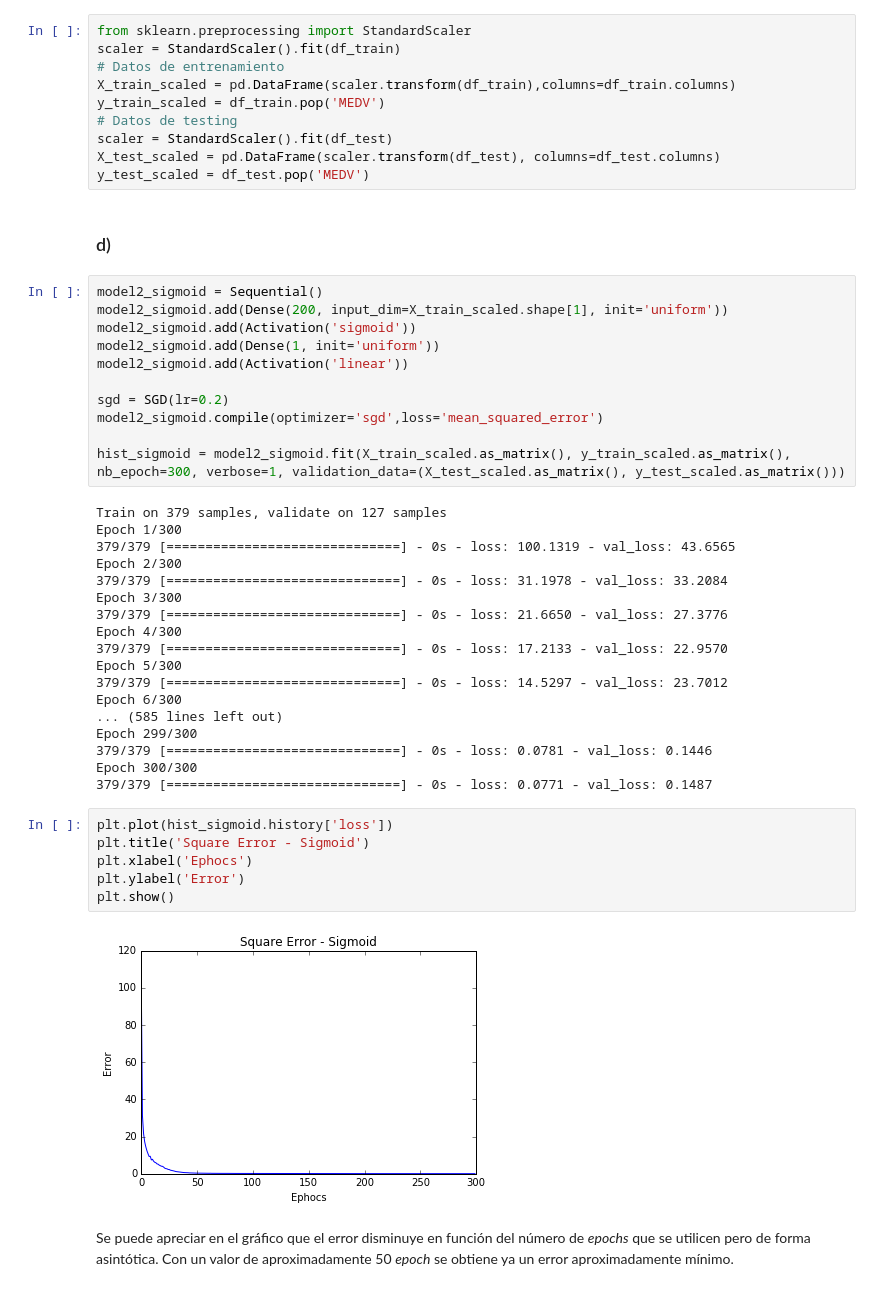
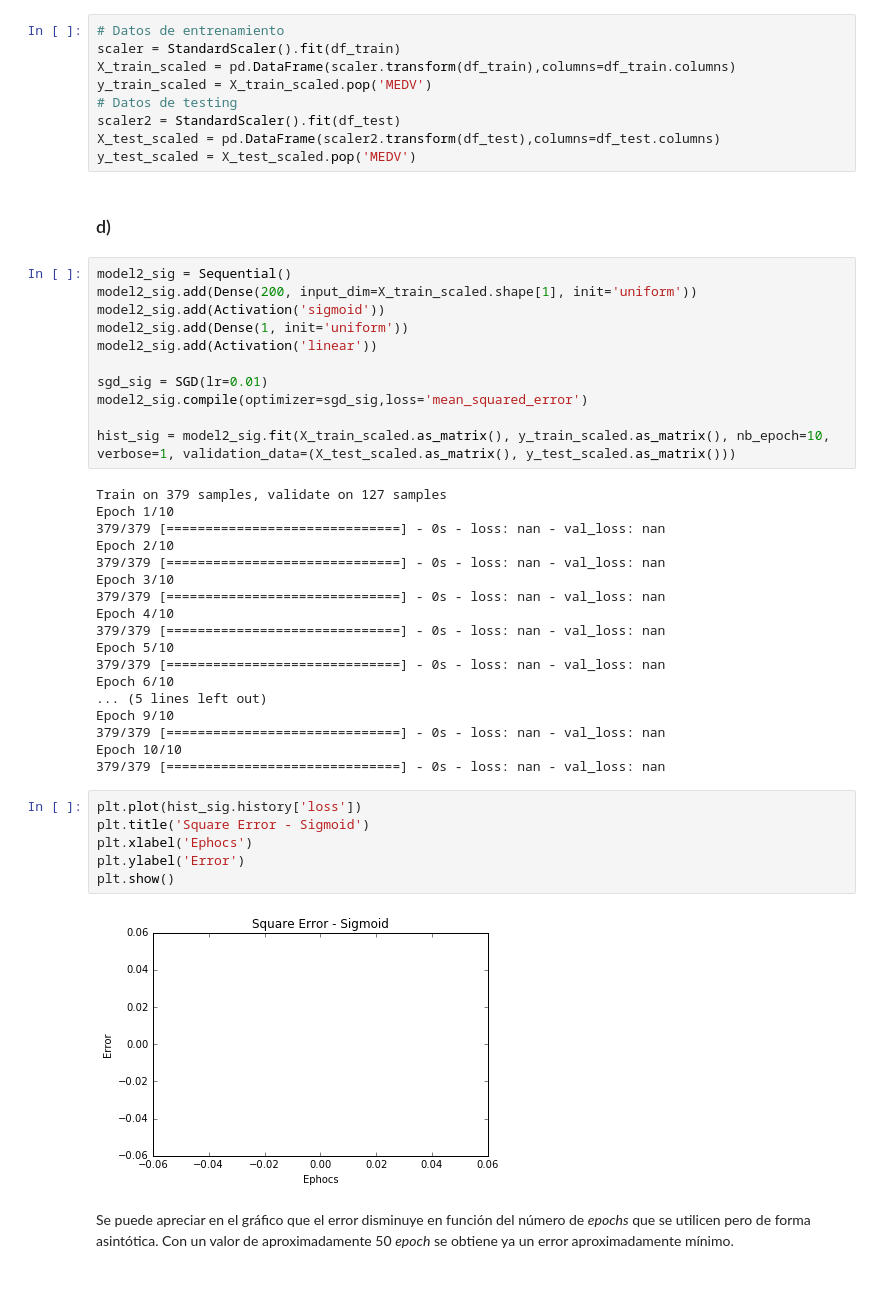
Before and after one commit to ddist/NeuralNetworks_1, a Jupyter notebook: Tarea 1 - ANN.ipynb, the cells around one changed output. Saved outputs shown, nothing was run; the diff lists cells and outputs as text.

Commit message:
Avance entre comillas

```diff
--- a/Tarea 1 - ANN.ipynb
+++ b/Tarea 1 - ANN.ipynb
@@ -370,54 +219,53 @@ memory usage: 55.4 KB
 ### c)
 Cuando los datos vienen en escalas muy diferentes puede llevar a que los datos con escalas más grandes logren mayor peso frente a los de menor escala (por ejemplo a la hora de calcular distancias). Normalizar los datos permite que todos los datos tengan un aporte "igualitario" a la hora de entrenar la red.
 # %%
-from sklearn.preprocessing import StandardScaler
+# Datos de entrenamiento
 scaler = StandardScaler().fit(df_train)
-# Datos de entrenamiento
 X_train_scaled = pd.DataFrame(scaler.transform(df_train),columns=df_train.columns)
-y_train_scaled = df_train.pop('MEDV')
+y_train_scaled = X_train_scaled.pop('MEDV')
 # Datos de testing
-scaler = StandardScaler().fit(df_test)
-X_test_scaled = pd.DataFrame(scaler.transform(df_test), columns=df_test.columns)
-y_test_scaled = df_test.pop('MEDV')
+scaler2 = StandardScaler().fit(df_test)
+X_test_scaled = pd.DataFrame(scaler2.transform(df_test),columns=df_test.columns)
+y_test_scaled = X_test_scaled.pop('MEDV')
 # %% [markdown]
 ### d)
 # %%
-model2_sigmoid = Sequential()
-model2_sigmoid.add(Dense(200, input_dim=X_train_scaled.shape[1], init='uniform'))
-model2_sigmoid.add(Activation('sigmoid'))
-model2_sigmoid.add(Dense(1, init='uniform'))
-model2_sigmoid.add(Activation('linear'))
+model2_sig = Sequential()
+model2_sig.add(Dense(200, input_dim=X_train_scaled.shape[1], init='uniform'))
+model2_sig.add(Activation('sigmoid'))
+model2_sig.add(Dense(1, init='uniform'))
+model2_sig.add(Activation('linear'))
 
-sgd = SGD(lr=0.2)
-model2_sigmoid.compile(optimizer='sgd',loss='mean_squared_error')
+sgd_sig = SGD(lr=0.01)
+model2_sig.compile(optimizer=sgd_sig,loss='mean_squared_error')
 
-hist_sigmoid = model2_sigmoid.fit(X_train_scaled.as_matrix(), y_train_scaled.as_matrix(), nb_epoch=300, verbose=1, validation_data=(X_test_scaled.as_matrix(), y_test_scaled.as_matrix()))
+hist_sig = model2_sig.fit(X_train_scaled.as_matrix(), y_train_scaled.as_matrix(), nb_epoch=10, verbose=1, validation_data=(X_test_scaled.as_matrix(), y_test_scaled.as_matrix()))
 # %% [output]
 Train on 379 samples, validate on 127 samples
-Epoch 1/300
-379/379 [==============================] - 0s - loss: 100.1319 - val_loss: 43.6565
-Epoch 2/300
-379/379 [==============================] - 0s - loss: 31.1978 - val_loss: 33.2084
-Epoch 3/300
-379/379 [==============================] - 0s - loss: 21.6650 - val_loss: 27.3776
-Epoch 4/300
-379/379 [==============================] - 0s - loss: 17.2133 - val_loss: 22.9570
-Epoch 5/300
-379/379 [==============================] - 0s - loss: 14.5297 - val_loss: 23.7012
-Epoch 6/300
-... (585 lines left out)
-Epoch 299/300
-379/379 [==============================] - 0s - loss: 0.0781 - val_loss: 0.1446
-Epoch 300/300
-379/379 [==============================] - 0s - loss: 0.0771 - val_loss: 0.1487
+Epoch 1/10
+379/379 [==============================] - 0s - loss: nan - val_loss: nan
+Epoch 2/10
+379/379 [==============================] - 0s - loss: nan - val_loss: nan
+Epoch 3/10
+379/379 [==============================] - 0s - loss: nan - val_loss: nan
+Epoch 4/10
+379/379 [==============================] - 0s - loss: nan - val_loss: nan
+Epoch 5/10
+379/379 [==============================] - 0s - loss: nan - val_loss: nan
+Epoch 6/10
+... (5 lines left out)
+Epoch 9/10
+379/379 [==============================] - 0s - loss: nan - val_loss: nan
+Epoch 10/10
+379/379 [==============================] - 0s - loss: nan - val_loss: nan
 # %%
-plt.plot(hist_sigmoid.history['loss'])
+plt.plot(hist_sig.history['loss'])
 plt.title('Square Error - Sigmoid')
 plt.xlabel('Ephocs')
 plt.ylabel('Error')
 plt.show()
 # %% [output]
-[figure, old version]
+[figure, new version]
 # %% [markdown]
 Se puede apreciar en el gráfico que el error disminuye en función del número de *epochs* que se utilicen pero de forma asintótica. Con un valor de aproximadamente 50 *epoch* se obtiene ya un error aproximadamente mínimo.
 # %% [markdown]
```
Also changed, not shown: parts of 19 cells of this notebook.
